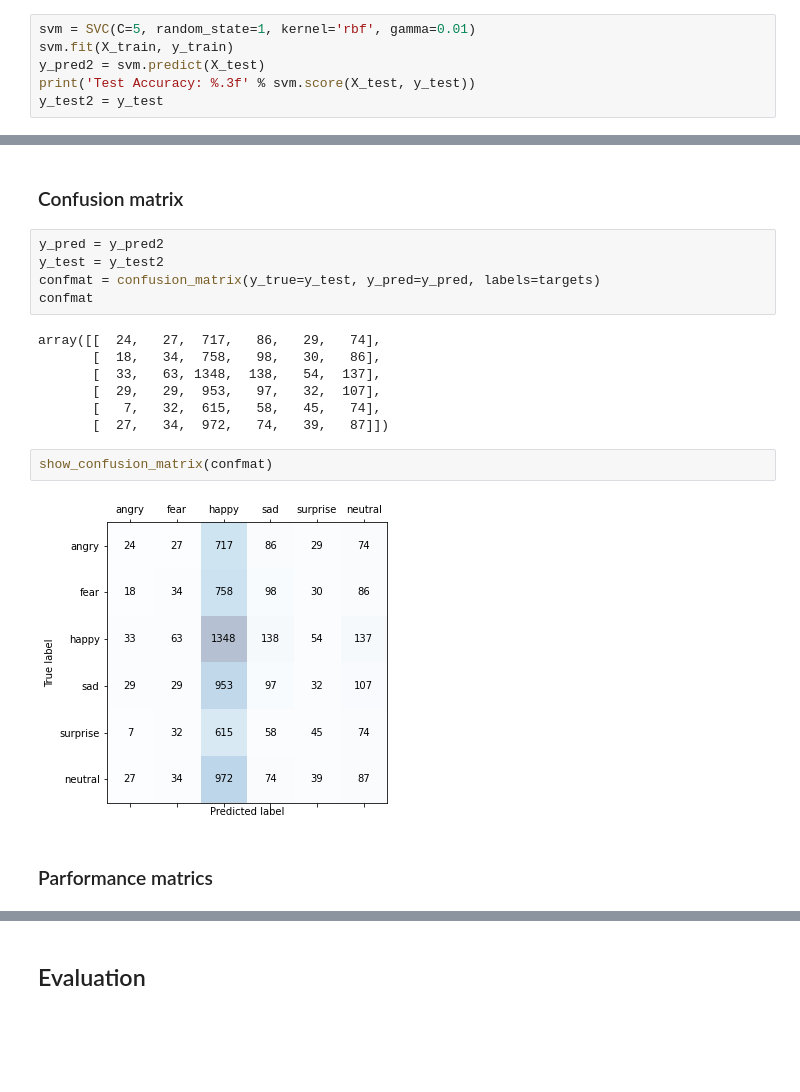
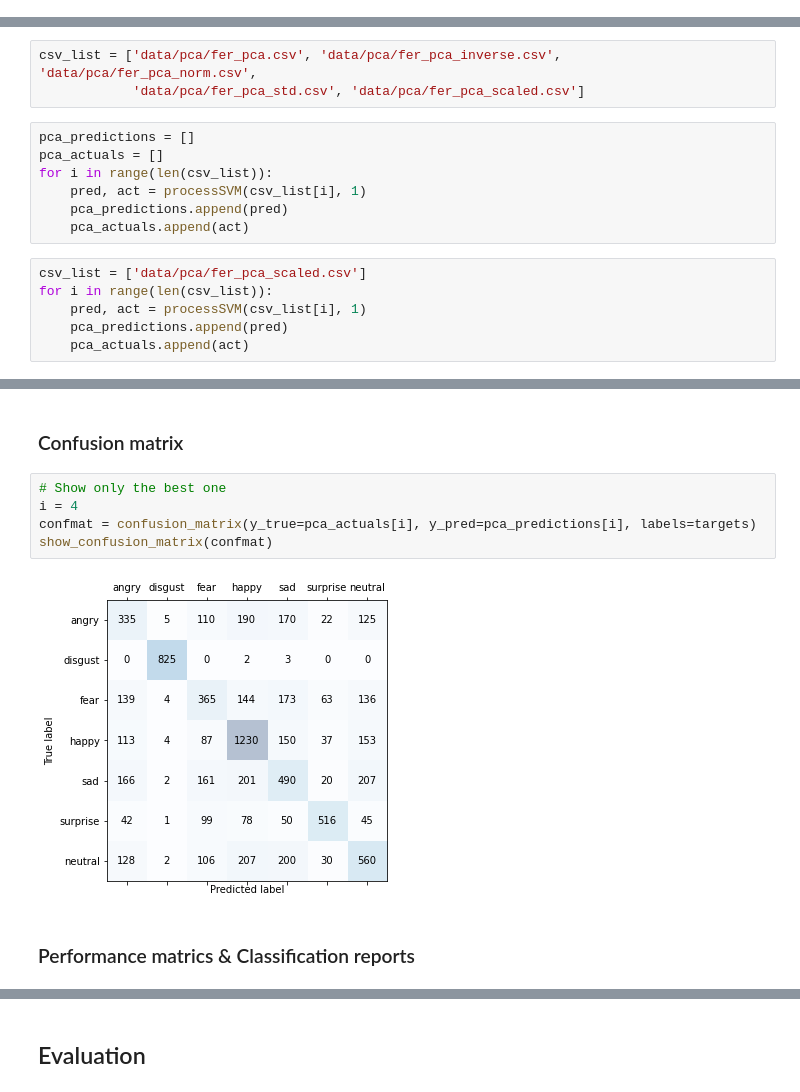
Before and after one commit to chikakoto/facial-expression-recognition, a Jupyter notebook: notebooks/4.0_SVM.ipynb, the cells around one changed output, grey strips where cells are left out. Saved outputs shown, nothing was run; the diff lists cells and outputs as text; blank space fills up the shorter version.

```diff
--- a/notebooks/4.0_SVM.ipynb
+++ b/notebooks/4.0_SVM.ipynb
@@ -197,6 +269,0 @@ print(y_test.shape)
-# %%
-svm = SVC(C=5, random_state=1, kernel='rbf', gamma=0.01)
-svm.fit(X_train, y_train)
-y_pred2 = svm.predict(X_test)
-print('Test Accuracy: %.3f' % svm.score(X_test, y_test))
-y_test2 = y_test
@@ -213,23 +302,30 @@ set
+# %%
+csv_list = ['data/pca/fer_pca.csv', 'data/pca/fer_pca_inverse.csv', 'data/pca/fer_pca_norm.csv',
+            'data/pca/fer_pca_std.csv', 'data/pca/fer_pca_scaled.csv']
+# %%
+pca_predictions = []
+pca_actuals = []
+for i in range(len(csv_list)):
+    pred, act = processSVM(csv_list[i], 1)
+    pca_predictions.append(pred)
+    pca_actuals.append(act)
+# %%
+csv_list = ['data/pca/fer_pca_scaled.csv']
+for i in range(len(csv_list)):
+    pred, act = processSVM(csv_list[i], 1)
+    pca_predictions.append(pred)
+    pca_actuals.append(act)
 # %% [markdown]
 ## Evaluation
 # %% [markdown]
 ### Confusion matrix
-# %%
-y_pred = y_pred2
-y_test = y_test2
-confmat = confusion_matrix(y_true=y_test, y_pred=y_pred, labels=targets)
-confmat
-# %% [output]
-array([[  24,   27,  717,   86,   29,   74],
-       [  18,   34,  758,   98,   30,   86],
-       [  33,   63, 1348,  138,   54,  137],
-       [  29,   29,  953,   97,   32,  107],
-       [   7,   32,  615,   58,   45,   74],
-       [  27,   34,  972,   74,   39,   87]])
-# %%
-show_confusion_matrix(confmat)
-# %% [output]
-[figure, removed]
+# %%
+# Show only the best one
+i = 4
+confmat = confusion_matrix(y_true=pca_actuals[i], y_pred=pca_predictions[i], labels=targets)
+show_confusion_matrix(confmat)
+# %% [output]
+[figure, added]
 # %% [markdown]
-### Parformance matrics
+### Performance matrics & Classification reports
 # %%
```
Also changed, not shown: parts of 173 cells of this notebook.
